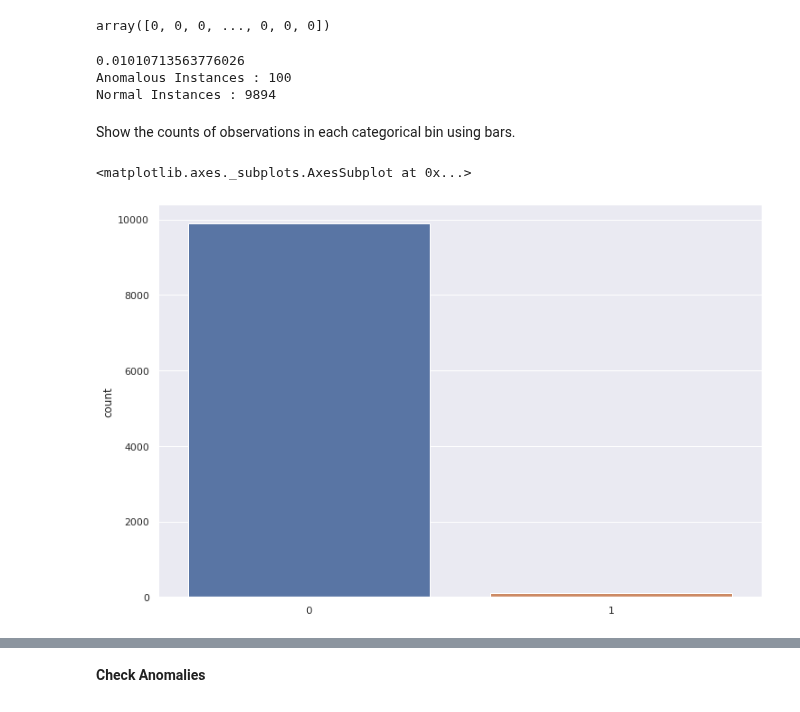
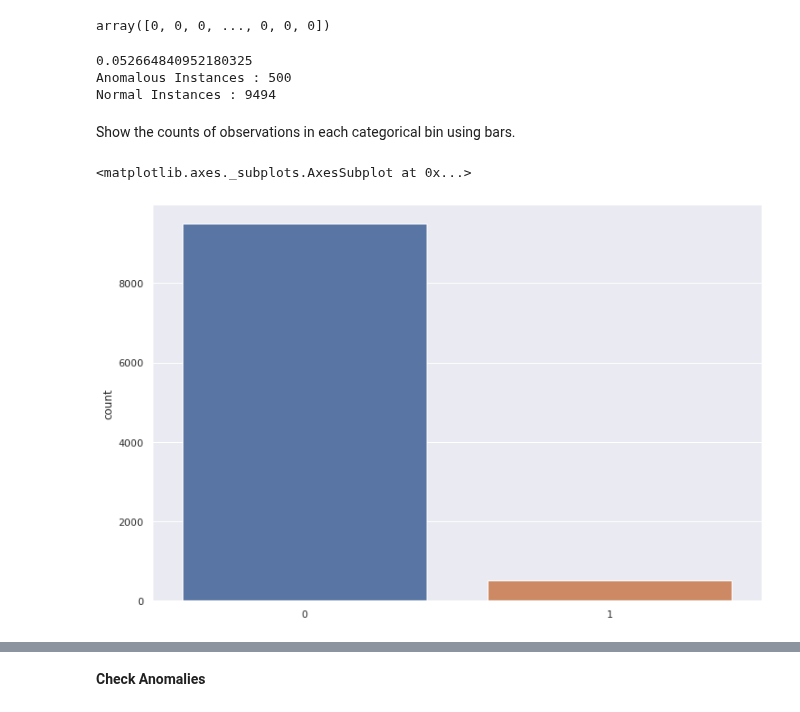
Before and after one commit to myconcordia/A2I2, a Jupyter notebook: Anomaly_Detection_with_PyOD.ipynb, the cells around one changed output, grey strips where cells are left out. Cells and saved outputs as stored; diff of their text form; code cells hidden in the pictures.

```diff
--- a/Anomaly_Detection_with_PyOD.ipynb
+++ b/Anomaly_Detection_with_PyOD.ipynb
@@ -203,7 +252,7 @@ Isolate observations through random feature selection
 
 Random select a split value between max and min values of selected feature
 # %%
-outliers_fraction = 0.01
+outliers_fraction = 0.05
 xx , yy = np.meshgrid(np.linspace(0, 1, 100), np.linspace(0, 1, 100))
 clf = IForest(contamination=outliers_fraction,random_state=0)
 clf.fit(X)
@@ -250,7 +299,7 @@ OUTLIERS:  100 INLIERS:  9894
 # %%
 from pyod.models.auto_encoder import AutoEncoder
 
-outliers_fraction = 0.01
+outliers_fraction = 0.05
 xx , yy = np.meshgrid(np.linspace(0, 1, 100), np.linspace(0, 1, 100))
 clf = AutoEncoder(hidden_neurons =[25,10,2,10,25],hidden_activation='relu',output_activation='sigmoid',
                   loss='mean_squared_error',optimizer='adam',dropout_rate=0.2,
@@ -320,24 +369,22 @@ y
 array([0, 0, 0, ..., 0, 0, 0])
 # %%
 #Determine the number of anomalous and normal instances in the dataset.
-
 anomalous = y[y == 1]
 normal = y[y == 0]
 outlier_fraction = len(anomalous)/float(len(normal))
+
+#Now let us print the outlier fraction and number of anomalous and normal instances
+print(outlier_fraction)
+print("Anomalous Instances : {}".format(len(anomalous)))
+print("Normal Instances : {}".format(len(normal)))
+# %% [output]
+0.052664840952180325
+Anomalous Instances : 500
+Normal Instances : 9494
-# %%
-#Now let us print the outlier fraction and number of anomalous and normal instances
-
-print(outlier_fraction)
-print("Anomalous Instances : {}".format(len(anomalous)))
-print("Normal Instances : {}".format(len(normal)))
-# %% [output]
-0.01010713563776026
-Anomalous Instances : 100
-Normal Instances : 9894
 # %% [markdown]
 Show the counts of observations in each categorical bin using bars.
 # %%
-sns.countplot(y, data = pd.DataFrame(y))
+sns.countplot(x = y, data = pd.DataFrame(y))
 # %% [output]
 <matplotlib.axes._subplots.AxesSubplot at 0x...>
-[figure, old version]
+[figure, new version]
```
Also changed, not shown: parts of 54 cells of this notebook.
